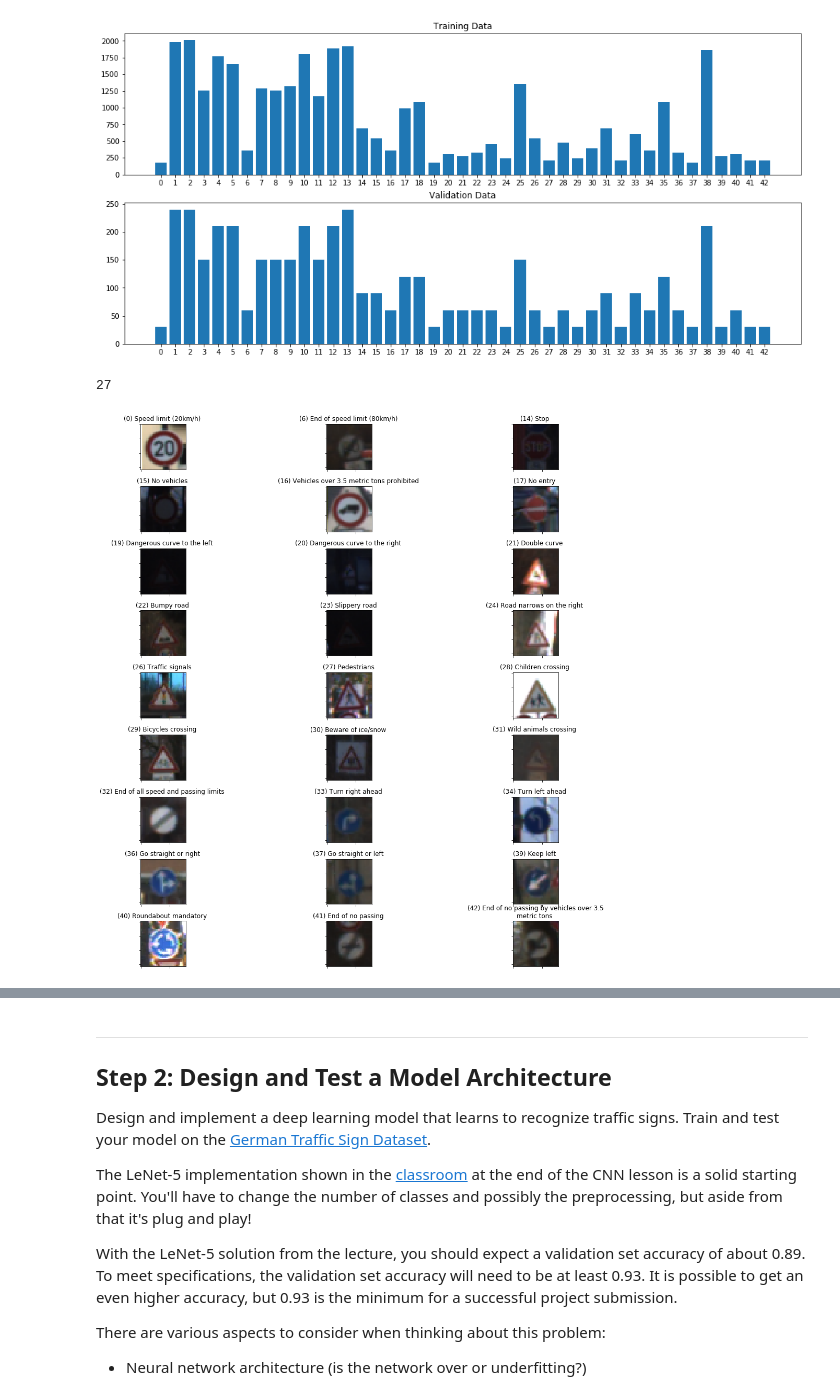
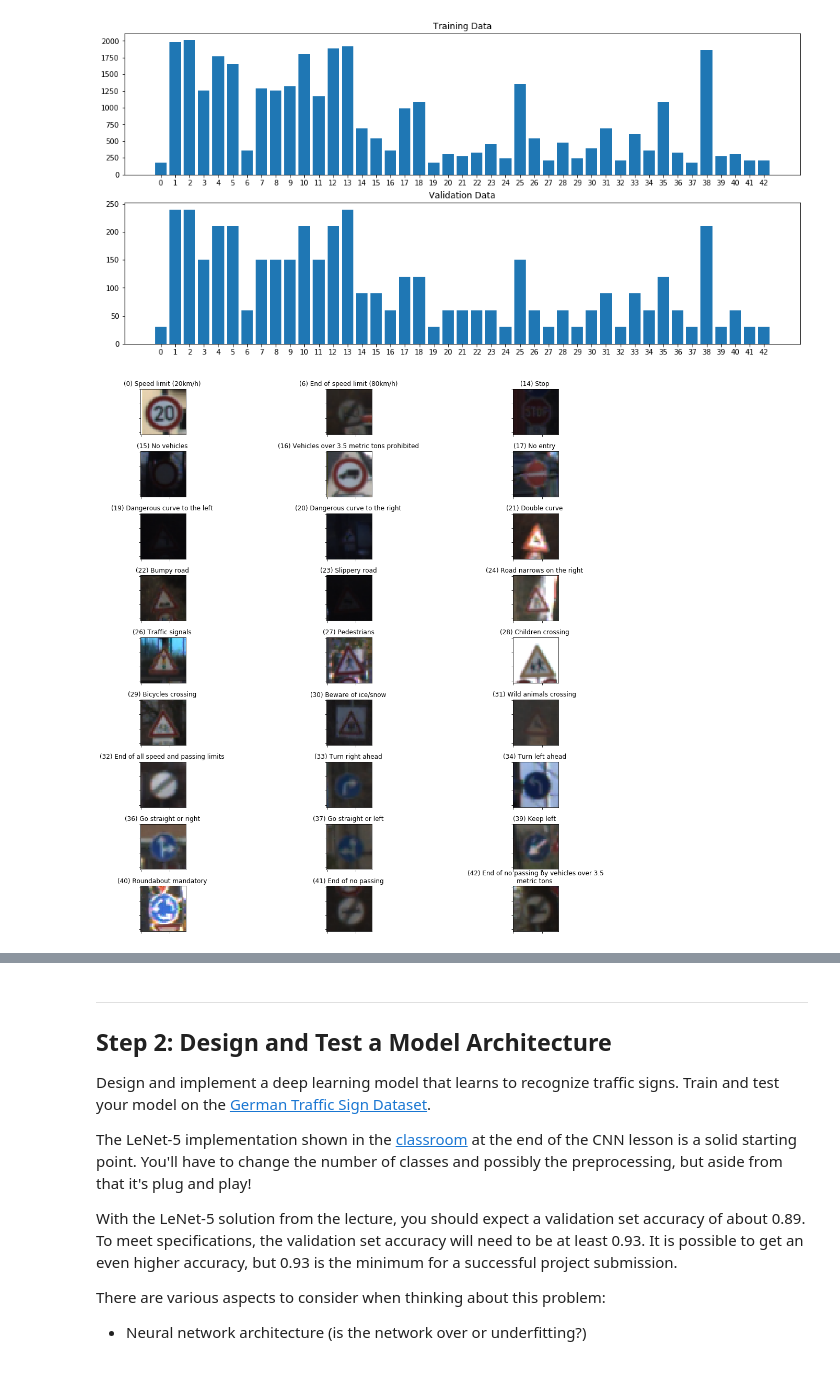
Before and after one commit to nins-k/CarND-Traffic-Sign-Classifier-Project, a Jupyter notebook: Traffic_Sign_Classifier.ipynb, the cells around one changed output, grey strips where cells are left out. Drawn from its saved outputs; the diff is of its cells as text; code cells hidden in the pictures.

```diff
--- a/Traffic_Sign_Classifier.ipynb
+++ b/Traffic_Sign_Classifier.ipynb
@@ -152,29 +156,25 @@ valid_title = h_valid.set_title("Validation Data")
 # %%
 # Select a base count threshold for image augmentation
 base = 1000
 
-uniques, index, inverse, count = np.unique(y_train, return_index=True, return_inverse=True, return_counts=True)
+uniques, count = np.unique(y_train, return_counts=True)
 
 # Get classes with image count below the selected base
 below_threshold = [i for i in range(len(count)) if count[i] < base]
 
-# Get the number of images required for each class to meet the base threshold
+# Display one image of each class below the threshold
+
+n_examples = len(below_threshold)
+n_cols = 3
+n_rows = 9
+
+fig, sub = plt.subplots(nrows=n_rows, ncols=n_cols, figsize=(15,15))
+fig.tight_layout()
+sub = sub.flatten()
+for i in range(n_examples):
+    sub[i].set(title="(%i) %s " % (below_threshold[i], "\n".join(wrap(signname(below_threshold[i]), 40))))
+    sub[i].set_yticklabels([])
+    sub[i].set_xticklabels([])
+    sub[i].imshow(X_train[index[below_threshold[i]]])
 # %% [output]
-27
+[figure, added]
-# %%
-# Display one image of each class below the threshold
-
-n_examples = len(below_threshold)
-n_cols = 3
-n_rows = 9
-
-fig, sub = plt.subplots(nrows=n_rows, ncols=n_cols, figsize=(15,15))
-fig.tight_layout()
-sub = sub.flatten()
-for i in range(n_examples):
-    sub[i].set(title="(%i) %s " % (below_threshold[i], "\n".join(wrap(signname(below_threshold[i]), 40))))
-    sub[i].set_yticklabels([])
-    sub[i].set_xticklabels([])
-    sub[i].imshow(X_train[index[below_threshold[i]]])
-# %% [output]
-[figure, removed]
```
Also changed, not shown: parts of 15 cells of this notebook, 7 other files.
